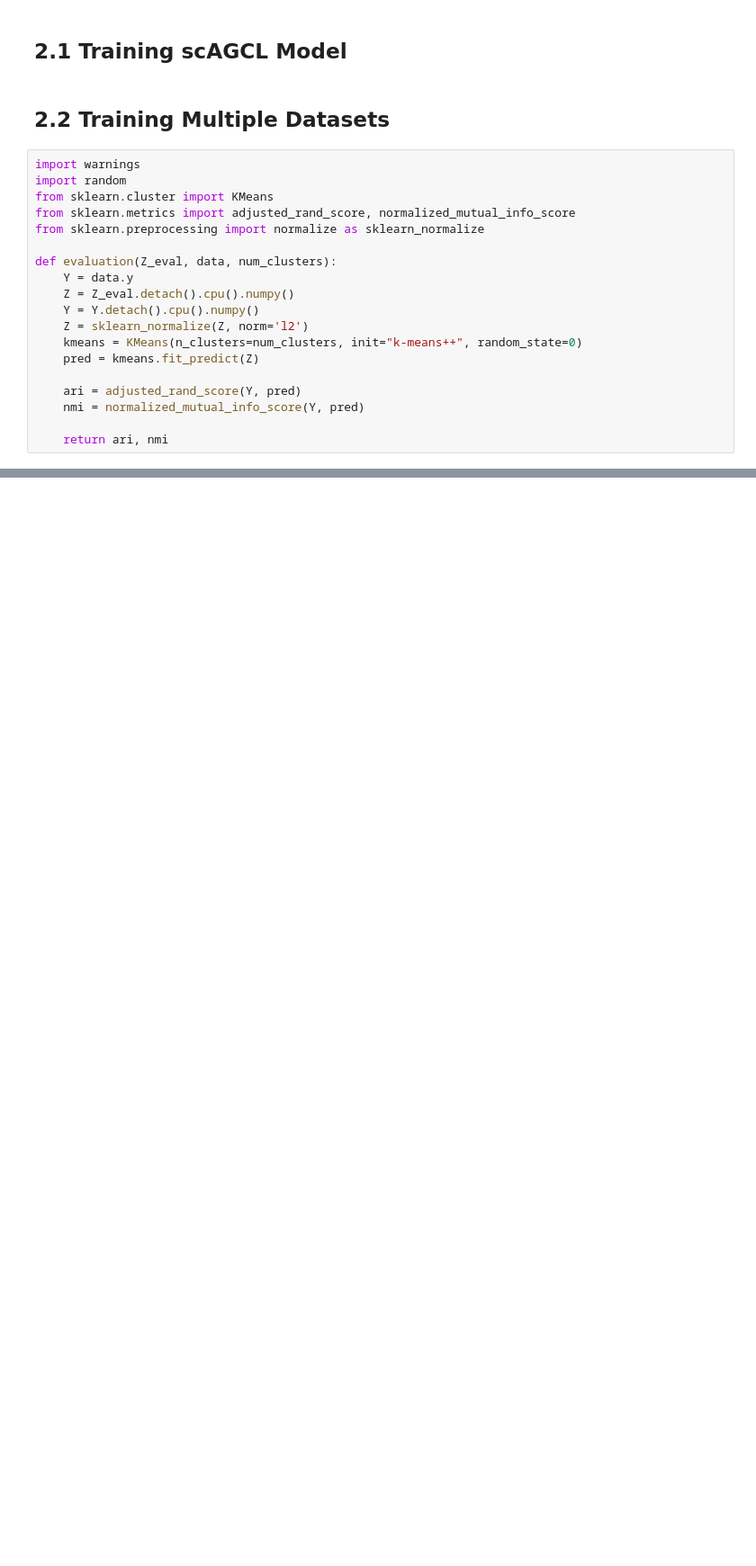
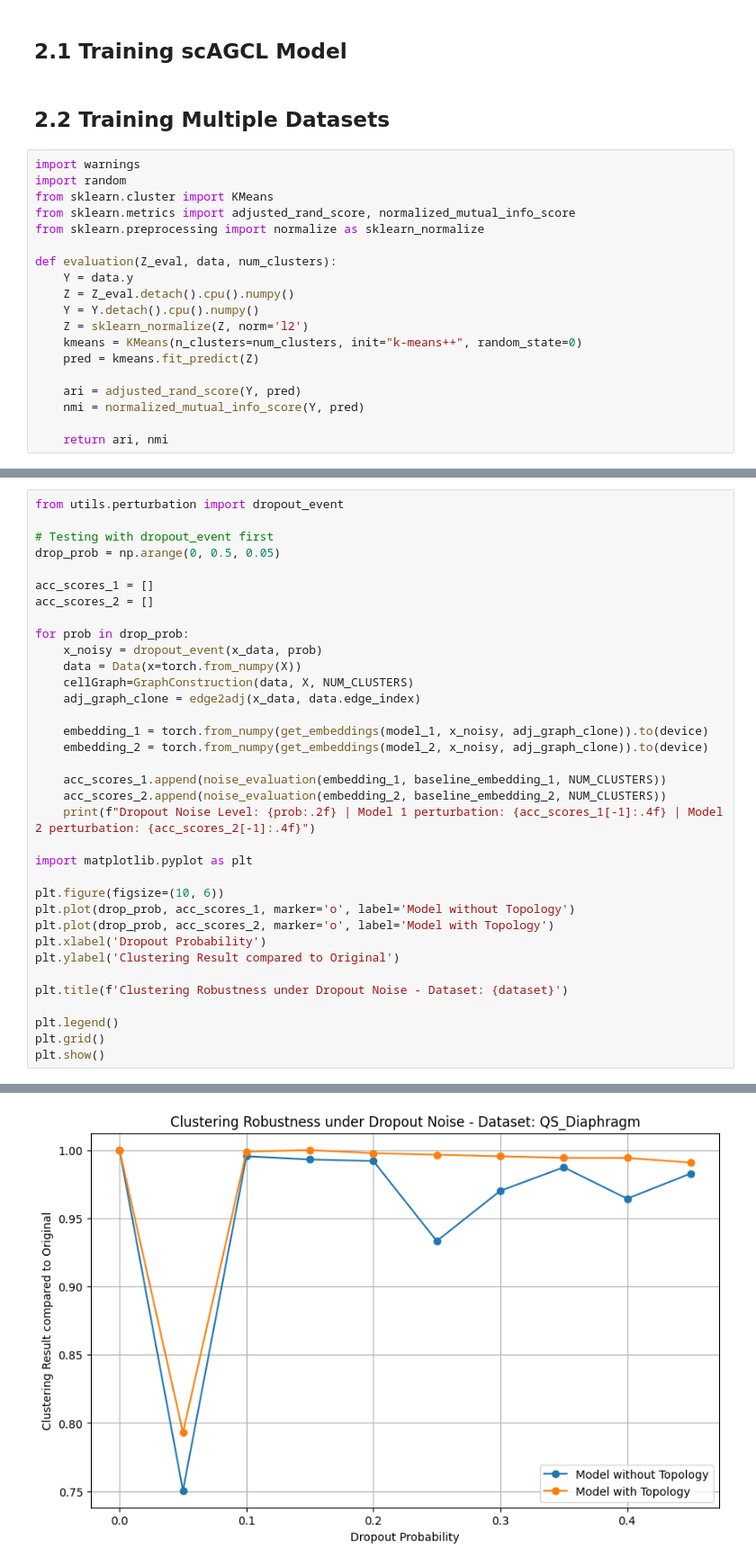
Before and after one commit to trungtranquoc/Topology-Contrastive-Learning-for-scRNA-seq-Clustering, a Jupyter notebook: experimental_notebooks/scagcl-topology.ipynb, the cells around one changed output, grey strips where cells are left out. Shown at 90% size. Saved outputs shown, nothing was run; the diff lists cells and outputs as text; blank space fills up the shorter version.

Commit message:
feat: add robustness evaluation

```diff
--- a/experimental_notebooks/scagcl-topology.ipynb
+++ b/experimental_notebooks/scagcl-topology.ipynb
@@ -595,0 +656,36 @@ KeyboardInterrupt:
+# %%
+from utils.perturbation import dropout_event
+
+# Testing with dropout_event first
+drop_prob = np.arange(0, 0.5, 0.05)
+
+acc_scores_1 = []
+acc_scores_2 = []
+
+for prob in drop_prob:
+    x_noisy = dropout_event(x_data, prob)
+    data = Data(x=torch.from_numpy(X))
+    cellGraph=GraphConstruction(data, X, NUM_CLUSTERS)
+    adj_graph_clone = edge2adj(x_data, data.edge_index)
+
+    embedding_1 = torch.from_numpy(get_embeddings(model_1, x_noisy, adj_graph_clone)).to(device)
+    embedding_2 = torch.from_numpy(get_embeddings(model_2, x_noisy, adj_graph_clone)).to(device)
+
+    acc_scores_1.append(noise_evaluation(embedding_1, baseline_embedding_1, NUM_CLUSTERS))
+    acc_scores_2.append(noise_evaluation(embedding_2, baseline_embedding_2, NUM_CLUSTERS))
+    print(f"Dropout Noise Level: {prob:.2f} | Model 1 perturbation: {acc_scores_1[-1]:.4f} | Model 2 perturbation: {acc_scores_2[-1]:.4f}")
+
+import matplotlib.pyplot as plt
+
+plt.figure(figsize=(10, 6))
+plt.plot(drop_prob, acc_scores_1, marker='o', label='Model without Topology')
+plt.plot(drop_prob, acc_scores_2, marker='o', label='Model with Topology')
+plt.xlabel('Dropout Probability')
+plt.ylabel('Clustering Result compared to Original')
+
+plt.title(f'Clustering Robustness under Dropout Noise - Dataset: {dataset}')
+
+plt.legend()
+plt.grid()
+plt.show()
+# %% [output]
@@ -595,0 +709 @@ KeyboardInterrupt:
+[figure, added]
```
Also changed, not shown: parts of 12 cells of this notebook, 7 other files.
